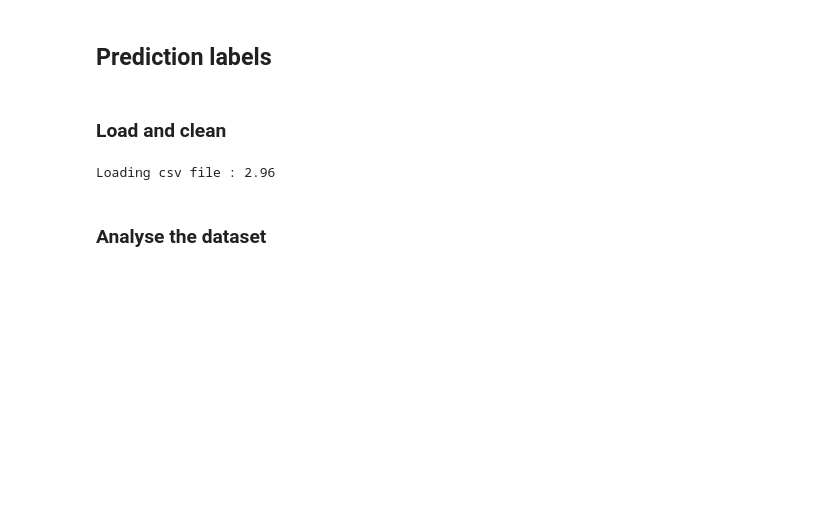
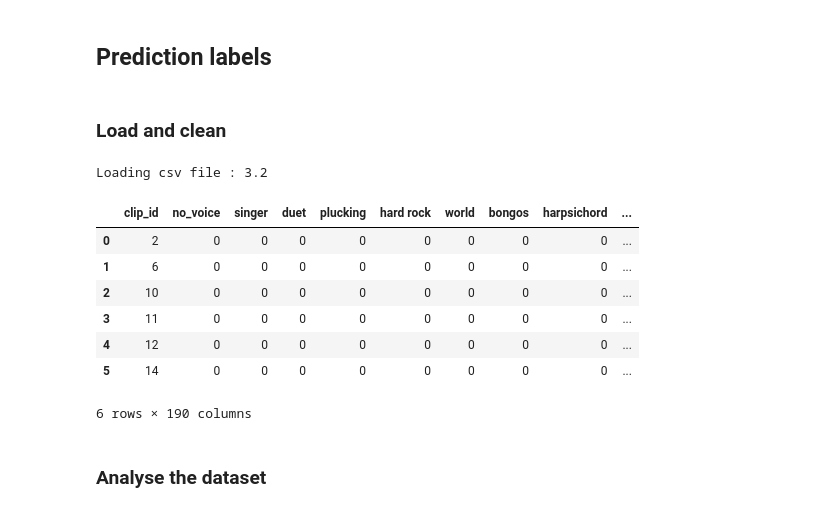
Before and after one commit to JustineWeb/pds, a Jupyter notebook: PDS.ipynb, the cells around one changed output. Saved outputs shown, nothing was run; the diff lists cells and outputs as text; code cells hidden in the pictures; blank space fills up the shorter version.

```diff
--- a/PDS.ipynb
+++ b/PDS.ipynb
@@ -147,10 +150,18 @@ BASIC_CONFIG = {'numOutputNeurons':500,
 ### Load and clean
 # %%
 labels, header = load_and_clean_labels(LABELS_FILE)
-#labels.head(5)
+labels.head(6)
 # add , engine='python' in load_csv
 # %% [output]
-Loading csv file : 2.96
+Loading csv file : 3.2
+|  | clip_id | no_voice | singer | duet | plucking | hard rock | world | bongos | harpsichord | ... |
+| 0 | 2 | 0 | 0 | 0 | 0 | 0 | 0 | 0 | 0 | ... |
+| 1 | 6 | 0 | 0 | 0 | 0 | 0 | 0 | 0 | 0 | ... |
+| 2 | 10 | 0 | 0 | 0 | 0 | 0 | 0 | 0 | 0 | ... |
+| 3 | 11 | 0 | 0 | 0 | 0 | 0 | 0 | 0 | 0 | ... |
+| 4 | 12 | 0 | 0 | 0 | 0 | 0 | 0 | 0 | 0 | ... |
+| 5 | 14 | 0 | 0 | 0 | 0 | 0 | 0 | 0 | 0 | ... |
+6 rows × 190 columns
 # %% [markdown]
 ### Analyse the dataset
 # %%
```
Also changed, not shown: parts of 4 cells of this notebook.
